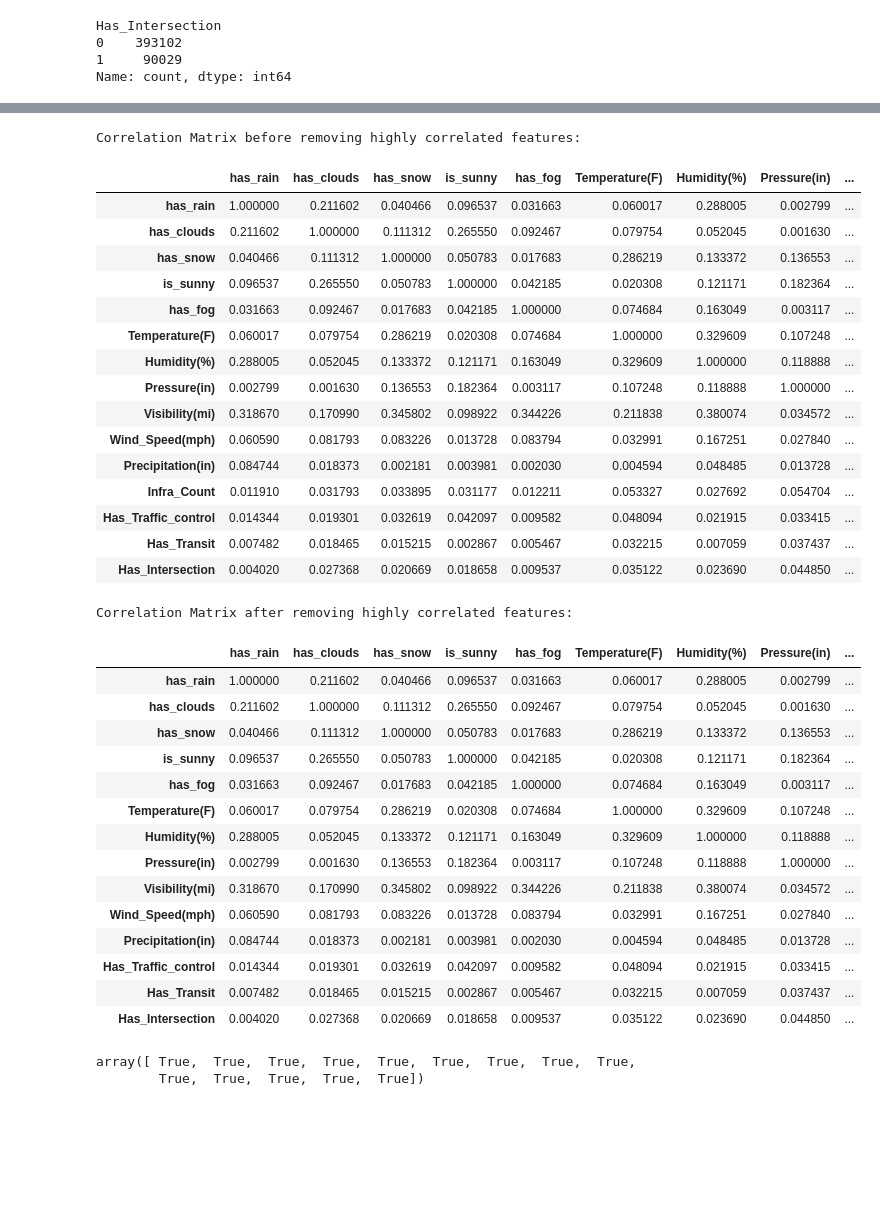
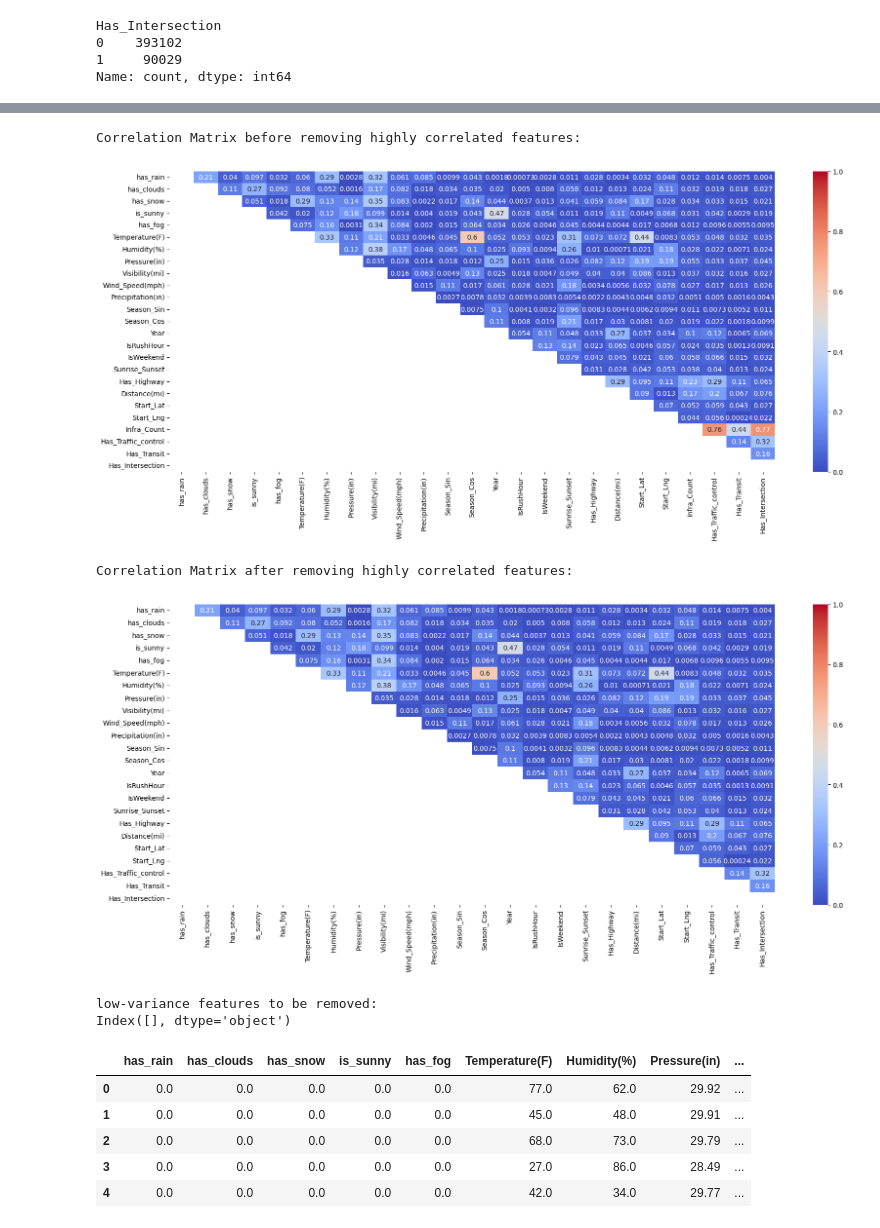
Before and after one commit to XmanJL/rolypoly-in-need4data, a Jupyter notebook: experiments/clustering.ipynb, the cells around one changed output, grey strips where cells are left out. Saved outputs shown, nothing was run; the diff lists cells and outputs as text; code cells hidden in the pictures; blank space fills up the shorter version.

```diff
--- a/experiments/clustering.ipynb
+++ b/experiments/clustering.ipynb
@@ -24,7 +27,7 @@ TEMPORAL_COLUMNS = [
 ]
 GEOGRAPHIC_COLUMNS= [
     "Start_Lat", "Start_Lng", "End_Lat", "End_Lng", "City", "County", "State",
-    "Zipcode", "Country", "Timezone", "Airport_Code", "Street", "Distance(mi)"
+    "Zipcode", "Timezone", "Airport_Code", "Street", "Distance(mi)"
 ]
 INFRA_COLUMNS = [
     "Amenity", "Bump", "Crossing", "Give_Way", "Junction", "No_Exit", "Railway",
@@ -304,16 +307,21 @@ Name: count, dtype: int64
 # %%
 # geographic features
 GEOGRAPHIC_FEATURES = [
-    "Start_Lat", "Start_Lng", "City", "County", "State",
-    "Country", "Timezone", "Distance(mi)"
+    "Start_Lat", "Start_Lng"
 ]
 
 # Group anything that begins with letters, -, and numbers as a highway
 features_df["Has_Highway"] = preprocessing_df["Street"].str.contains(r'^[A-Za-z]+-[0-9]+').astype(int)
 
+# log1p transform to Distance(mi) since that appears to be a long-tailed distribution
+features_df["Distance(mi)"] = np.log1p(preprocessing_df["Distance(mi)"])
+
 # add remaining features
 features_df[GEOGRAPHIC_FEATURES] = preprocessing_df[GEOGRAPHIC_FEATURES]
 
 # print distribution of newly created features
-features_df["Has_Highway"].value_counts()
+display(features_df["Has_Highway"].describe())
+display(features_df["Distance(mi)"].describe())
+for col in GEOGRAPHIC_FEATURES:
+    display(features_df[col].describe())
 # %% [output]
@@ -370,49 +414,40 @@ Name: count, dtype: int64
 # %%
 # Remove redundant (highly correlated) features
-corr_matrix = features_df.corr().abs()
+pre_corr_matrix = features_df.corr().abs()
+pre_mask = np.tril(np.ones_like(pre_corr_matrix, dtype=bool))
+selected_df = features_df.drop(columns=["Infra_Count"]) # features with high correlation to others (avg|r| > 0.6)
+post_corr_matrix = selected_df.corr().abs()
+post_mask = np.tril(np.ones_like(post_corr_matrix, dtype=bool))
+
 print("Correlation Matrix before removing highly correlated features:")
-display(corr_matrix)
-selected_df = features_df.drop(columns=["Infra_Count"])
+plt.figure(figsize=(20, 8))
+sns.heatmap(pre_corr_matrix, mask=pre_mask, annot=True, cmap="coolwarm", vmin=0, vmax=1)
+plt.show()
+
 print("Correlation Matrix after removing highly correlated features:")
-display(selected_df.corr().abs())
+plt.figure(figsize=(20, 8))
+sns.heatmap(post_corr_matrix, mask=post_mask, annot=True, cmap="coolwarm", vmin=0, vmax=1)
+plt.show()
 
 # Remove low-variance features
 selector = VarianceThreshold(threshold=0.01)
 X_selected = selector.fit_transform(selected_df)
-selector.get_support() # all of them are true, so no low-variance features to remove
+print("low-variance features to be removed:")
+print(selected_df.columns[~selector.get_support()])
+
+# create final selected df with remaining columns and show
+X_selected_df = pd.DataFrame(X_selected, columns=selected_df.columns[selector.get_support()])
+X_selected_df.head()
 # %% [output]
 Correlation Matrix before removing highly correlated features:
+[figure, added]
+Correlation Matrix after removing highly correlated features:
+[figure, added]
+low-variance features to be removed:
+Index([], dtype='object')
 |  | has_rain | has_clouds | has_snow | is_sunny | has_fog | Temperature(F) | Humidity(%) | Pressure(in) | ... |
-| has_rain | 1.000000 | 0.211602 | 0.040466 | 0.096537 | 0.031663 | 0.060017 | 0.288005 | 0.002799 | ... |
-| has_clouds | 0.211602 | 1.000000 | 0.111312 | 0.265550 | 0.092467 | 0.079754 | 0.052045 | 0.001630 | ... |
-| has_snow | 0.040466 | 0.111312 | 1.000000 | 0.050783 | 0.017683 | 0.286219 | 0.133372 | 0.136553 | ... |
-| is_sunny | 0.096537 | 0.265550 | 0.050783 | 1.000000 | 0.042185 | 0.020308 | 0.121171 | 0.182364 | ... |
-| has_fog | 0.031663 | 0.092467 | 0.017683 | 0.042185 | 1.000000 | 0.074684 | 0.163049 | 0.003117 | ... |
-| Temperature(F) | 0.060017 | 0.079754 | 0.286219 | 0.020308 | 0.074684 | 1.000000 | 0.329609 | 0.107248 | ... |
-| Humidity(%) | 0.288005 | 0.052045 | 0.133372 | 0.121171 | 0.163049 | 0.329609 | 1.000000 | 0.118888 | ... |
-| Pressure(in) | 0.002799 | 0.001630 | 0.136553 | 0.182364 | 0.003117 | 0.107248 | 0.118888 | 1.000000 | ... |
-| Visibility(mi) | 0.318670 | 0.170990 | 0.345802 | 0.098922 | 0.344226 | 0.211838 | 0.380074 | 0.034572 | ... |
-| Wind_Speed(mph) | 0.060590 | 0.081793 | 0.083226 | 0.013728 | 0.083794 | 0.032991 | 0.167251 | 0.027840 | ... |
-| Precipitation(in) | 0.084744 | 0.018373 | 0.002181 | 0.003981 | 0.002030 | 0.004594 | 0.048485 | 0.013728 | ... |
-| Infra_Count | 0.011910 | 0.031793 | 0.033895 | 0.031177 | 0.012211 | 0.053327 | 0.027692 | 0.054704 | ... |
-| Has_Traffic_control | 0.014344 | 0.019301 | 0.032619 | 0.042097 | 0.009582 | 0.048094 | 0.021915 | 0.033415 | ... |
-| Has_Transit | 0.007482 | 0.018465 | 0.015215 | 0.002867 | 0.005467 | 0.032215 | 0.007059 | 0.037437 | ... |
-| Has_Intersection | 0.004020 | 0.027368 | 0.020669 | 0.018658 | 0.009537 | 0.035122 | 0.023690 | 0.044850 | ... |
+| 0 | 0.0 | 0.0 | 0.0 | 0.0 | 0.0 | 77.0 | 62.0 | 29.92 | ... |
+| 1 | 0.0 | 0.0 | 0.0 | 0.0 | 0.0 | 45.0 | 48.0 | 29.91 | ... |
+| 2 | 0.0 | 0.0 | 0.0 | 0.0 | 0.0 | 68.0 | 73.0 | 29.79 | ... |
+| 3 | 0.0 | 0.0 | 0.0 | 0.0 | 0.0 | 27.0 | 86.0 | 28.49 | ... |
+| 4 | 0.0 | 0.0 | 0.0 | 0.0 | 0.0 | 42.0 | 34.0 | 29.77 | ... |
-Correlation Matrix after removing highly correlated features:
-|  | has_rain | has_clouds | has_snow | is_sunny | has_fog | Temperature(F) | Humidity(%) | Pressure(in) | ... |
-| has_rain | 1.000000 | 0.211602 | 0.040466 | 0.096537 | 0.031663 | 0.060017 | 0.288005 | 0.002799 | ... |
-| has_clouds | 0.211602 | 1.000000 | 0.111312 | 0.265550 | 0.092467 | 0.079754 | 0.052045 | 0.001630 | ... |
-| has_snow | 0.040466 | 0.111312 | 1.000000 | 0.050783 | 0.017683 | 0.286219 | 0.133372 | 0.136553 | ... |
-| is_sunny | 0.096537 | 0.265550 | 0.050783 | 1.000000 | 0.042185 | 0.020308 | 0.121171 | 0.182364 | ... |
-| has_fog | 0.031663 | 0.092467 | 0.017683 | 0.042185 | 1.000000 | 0.074684 | 0.163049 | 0.003117 | ... |
-| Temperature(F) | 0.060017 | 0.079754 | 0.286219 | 0.020308 | 0.074684 | 1.000000 | 0.329609 | 0.107248 | ... |
-| Humidity(%) | 0.288005 | 0.052045 | 0.133372 | 0.121171 | 0.163049 | 0.329609 | 1.000000 | 0.118888 | ... |
-| Pressure(in) | 0.002799 | 0.001630 | 0.136553 | 0.182364 | 0.003117 | 0.107248 | 0.118888 | 1.000000 | ... |
-| Visibility(mi) | 0.318670 | 0.170990 | 0.345802 | 0.098922 | 0.344226 | 0.211838 | 0.380074 | 0.034572 | ... |
-| Wind_Speed(mph) | 0.060590 | 0.081793 | 0.083226 | 0.013728 | 0.083794 | 0.032991 | 0.167251 | 0.027840 | ... |
-| Precipitation(in) | 0.084744 | 0.018373 | 0.002181 | 0.003981 | 0.002030 | 0.004594 | 0.048485 | 0.013728 | ... |
-| Has_Traffic_control | 0.014344 | 0.019301 | 0.032619 | 0.042097 | 0.009582 | 0.048094 | 0.021915 | 0.033415 | ... |
-| Has_Transit | 0.007482 | 0.018465 | 0.015215 | 0.002867 | 0.005467 | 0.032215 | 0.007059 | 0.037437 | ... |
-| Has_Intersection | 0.004020 | 0.027368 | 0.020669 | 0.018658 | 0.009537 | 0.035122 | 0.023690 | 0.044850 | ... |
-array([ True,  True,  True,  True,  True,  True,  True,  True,  True,
-        True,  True,  True,  True,  True])
```
Also changed, not shown: parts of 10 cells of this notebook.
